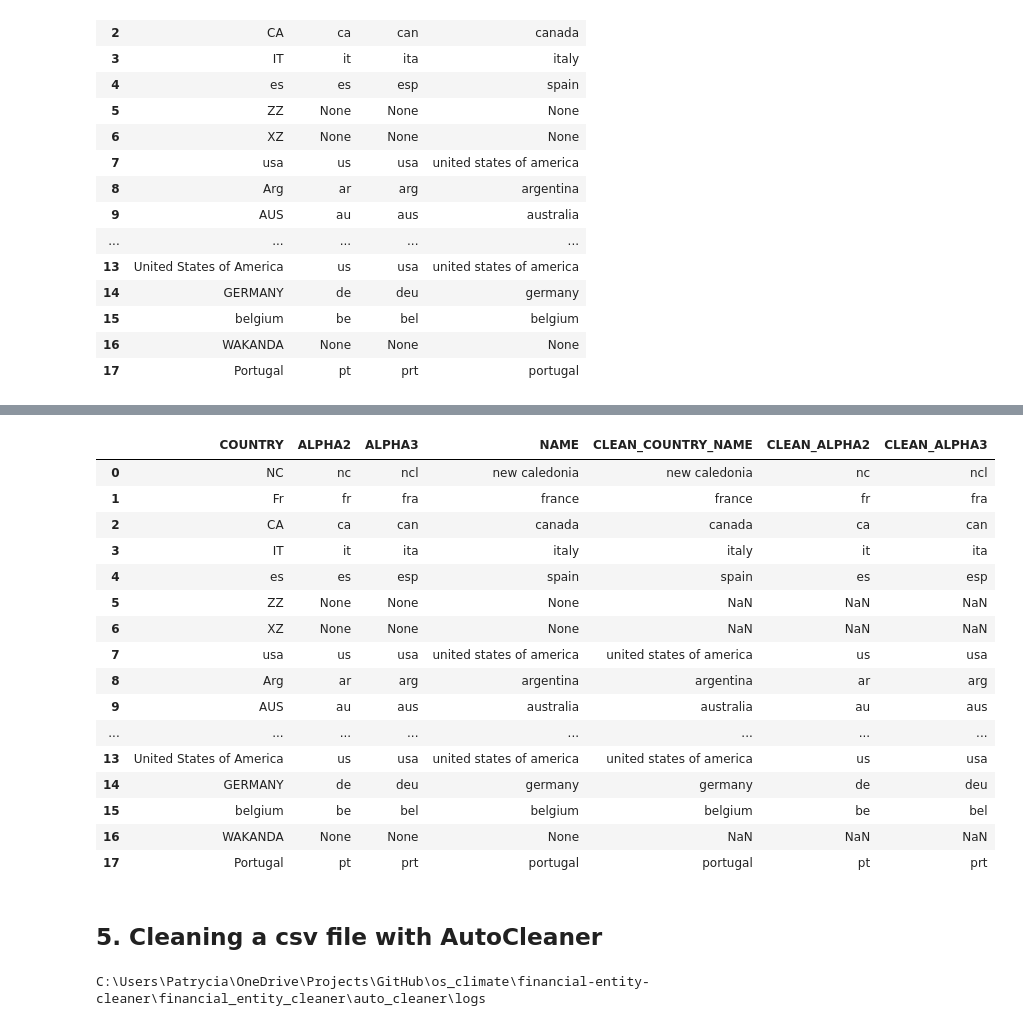
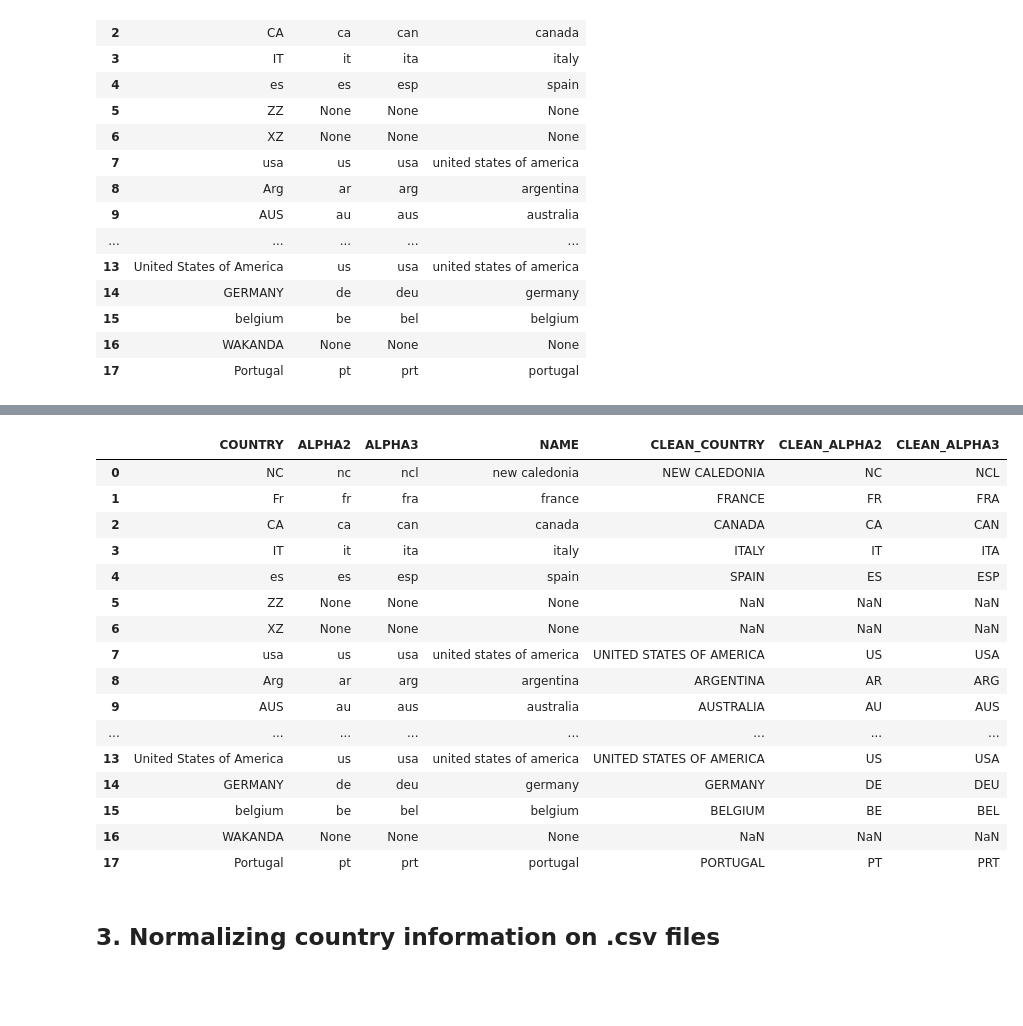
Before and after one commit to os-climate/financial-entity-cleaner, a Jupyter notebook: notebooks/how-to/Normalize country information.ipynb, the cells around one changed output, grey strips where cells are left out. Drawn from its saved outputs; the diff is of its cells as text; code cells hidden in the pictures; blank space fills up the shorter version.

Commit message:
[DOC] Add Sphinx documentation and improve notebooks
Signed-off-by: Patrycia Barros Pereira <patryciabp@gmail.com>

```diff
--- a/notebooks/how-to/Normalize country information.ipynb
+++ b/notebooks/how-to/Normalize country information.ipynb
@@ -146,31 +196,31 @@ df_cleaner
 # %%
-# Naming the output columns
-country_cleaner_obj.country_name_output = 'CLEAN_COUNTRY_NAME'
-country_cleaner_obj.country_alpha2_output = 'CLEAN_ALPHA2'
-country_cleaner_obj.country_alpha3_output = 'CLEAN_ALPHA3'
+# Changing the output column names
+country_cleaner_obj.output_name = 'CLEAN_COUNTRY'
+country_cleaner_obj.output_alpha2 = 'CLEAN_ALPHA2'
+country_cleaner_obj.output_alpha3 = 'CLEAN_ALPHA3'
 # %%
-df_cleaner = country_cleaner_obj.apply_cleaner_to_df(df_original, 'COUNTRY')
+# Calling the cleaning again to reflect the new naming convention
+df_cleaner = country_cleaner_obj.get_clean_df(df=df_original, column_name='COUNTRY')
+df_cleaner
+# %% [output]
+|  | COUNTRY | ALPHA2 | ALPHA3 | NAME | CLEAN_COUNTRY | CLEAN_ALPHA2 | CLEAN_ALPHA3 |
+| 0 | NC | nc | ncl | new caledonia | NEW CALEDONIA | NC | NCL |
+| 1 | Fr | fr | fra | france | FRANCE | FR | FRA |
+| 2 | CA | ca | can | canada | CANADA | CA | CAN |
+| 3 | IT | it | ita | italy | ITALY | IT | ITA |
+| 4 | es | es | esp | spain | SPAIN | ES | ESP |
+| 5 | ZZ | None | None | None | NaN | NaN | NaN |
+| 6 | XZ | None | None | None | NaN | NaN | NaN |
+| 7 | usa | us | usa | united states of america | UNITED STATES OF AMERICA | US | USA |
+| 8 | Arg | ar | arg | argentina | ARGENTINA | AR | ARG |
+| 9 | AUS | au | aus | australia | AUSTRALIA | AU | AUS |
+| ... | ... | ... | ... | ... | ... | ... | ... |
+| 13 | United States of America | us | usa | united states of america | UNITED STATES OF AMERICA | US | USA |
+| 14 | GERMANY | de | deu | germany | GERMANY | DE | DEU |
+| 15 | belgium | be | bel | belgium | BELGIUM | BE | BEL |
+| 16 | WAKANDA | None | None | None | NaN | NaN | NaN |
+| 17 | Portugal | pt | prt | portugal | PORTUGAL | PT | PRT |
-# %%
-df_cleaner
-# %% [output]
-|  | COUNTRY | ALPHA2 | ALPHA3 | NAME | CLEAN_COUNTRY_NAME | CLEAN_ALPHA2 | CLEAN_ALPHA3 |
-| 0 | NC | nc | ncl | new caledonia | new caledonia | nc | ncl |
-| 1 | Fr | fr | fra | france | france | fr | fra |
-| 2 | CA | ca | can | canada | canada | ca | can |
-| 3 | IT | it | ita | italy | italy | it | ita |
-| 4 | es | es | esp | spain | spain | es | esp |
-| 5 | ZZ | None | None | None | NaN | NaN | NaN |
-| 6 | XZ | None | None | None | NaN | NaN | NaN |
-| 7 | usa | us | usa | united states of america | united states of america | us | usa |
-| 8 | Arg | ar | arg | argentina | argentina | ar | arg |
-| 9 | AUS | au | aus | australia | australia | au | aus |
-| ... | ... | ... | ... | ... | ... | ... | ... |
-| 13 | United States of America | us | usa | united states of america | united states of america | us | usa |
-| 14 | GERMANY | de | deu | germany | germany | de | deu |
-| 15 | belgium | be | bel | belgium | belgium | be | bel |
-| 16 | WAKANDA | None | None | None | NaN | NaN | NaN |
-| 17 | Portugal | pt | prt | portugal | portugal | pt | prt |
 # %% [markdown]
-## 5. Cleaning a csv file with AutoCleaner
+## 3. Normalizing country information on .csv files <a id="csv"></a>
 # %%
 # Import the module for normalizing country information
@@ -178,8 +228,6 @@ from financial_entity_cleaner.auto_cleaner import auto_cleaner
 # %%
 # Create an AutoCleaner object
-auto_cleaner_obj=auto_cleaner.AutoCleaner()
+auto_cleaner_obj=AutoCleaner()
-# %% [output]
-C:\Users\Patrycia\OneDrive\Projects\GitHub\os_climate\financial-entity-cleaner\financial_entity_cleaner\auto_cleaner\logs
 # %%
 input_filename = '../../tests/data/test_cleaner_country.csv'
 # %%
```
Also changed, not shown: parts of 57 cells of this notebook, 13 other files.
